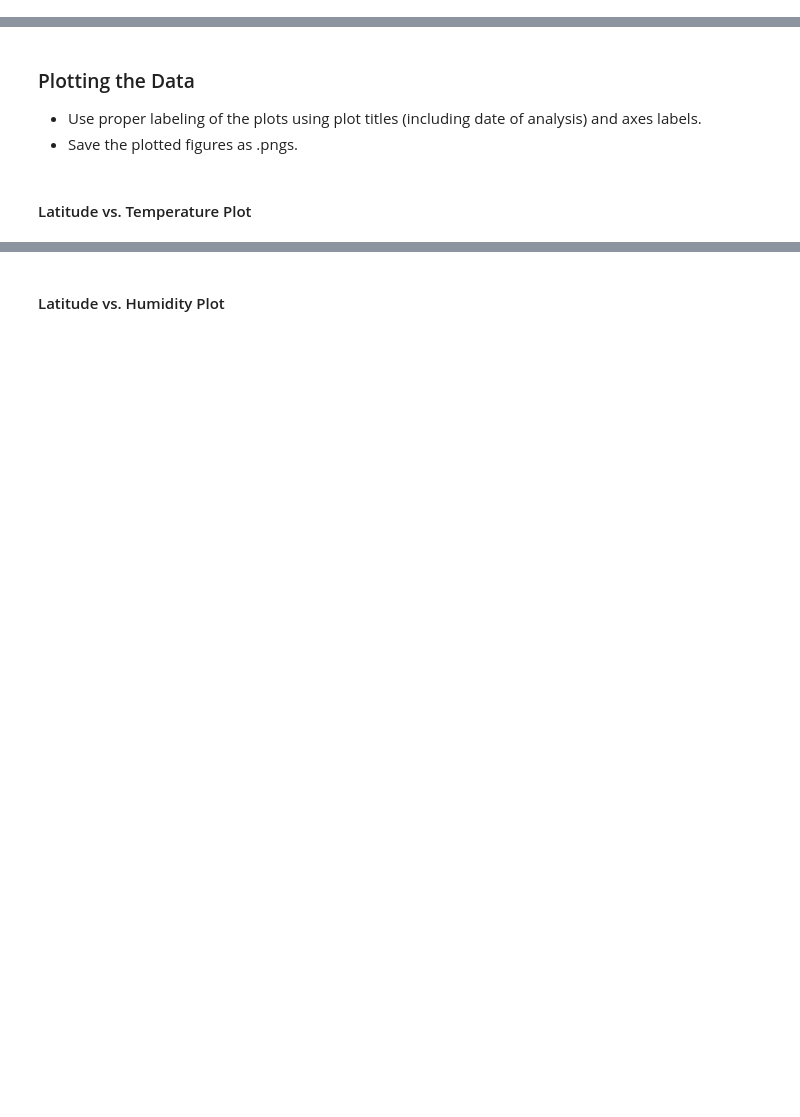
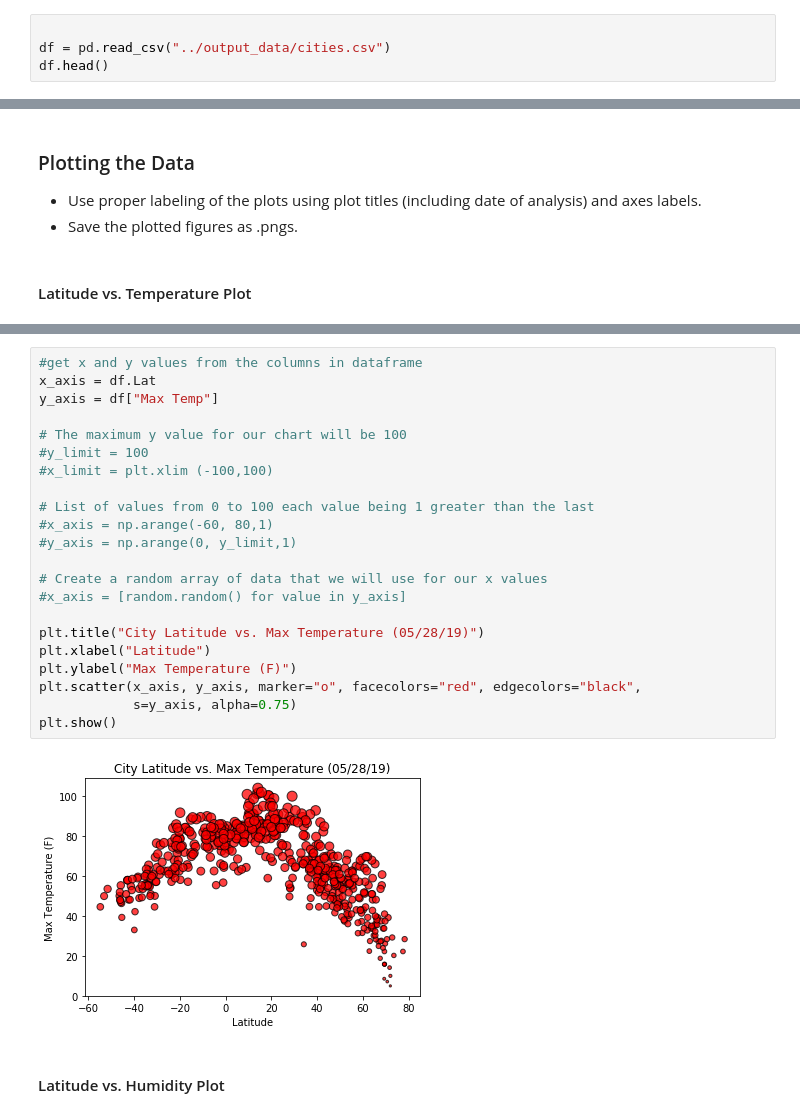
Before and after one commit to nnhamoinesu22/Python-API-Challenge, a Jupyter notebook: starter_code/WeatherPy.ipynb, the cells around one changed output, grey strips where cells are left out. Drawn from its saved outputs; the diff is of its cells as text; blank space fills up the shorter version.

```diff
--- a/starter_code/WeatherPy.ipynb
+++ b/starter_code/WeatherPy.ipynb
@@ -145,0 +112,4 @@ dtype: int64
+# %%
+
+df = pd.read_csv("../output_data/cities.csv")
+df.head()
@@ -155,2 +129,26 @@ dtype: int64
+# %%
+#get x and y values from the columns in dataframe
+x_axis = df.Lat
+y_axis = df["Max Temp"]
+
+# The maximum y value for our chart will be 100
+#y_limit = 100
+#x_limit = plt.xlim (-100,100)
+
+# List of values from 0 to 100 each value being 1 greater than the last
+#x_axis = np.arange(-60, 80,1)
+#y_axis = np.arange(0, y_limit,1)
+
+# Create a random array of data that we will use for our x values
+#x_axis = [random.random() for value in y_axis]
+
+plt.title("City Latitude vs. Max Temperature (05/28/19)")
+plt.xlabel("Latitude")
+plt.ylabel("Max Temperature (F)")
+plt.scatter(x_axis, y_axis, marker="o", facecolors="red", edgecolors="black",
+            s=y_axis, alpha=0.75)
+plt.show()
+# %% [output]
+[figure, added]
 # %% [markdown]
 #### Latitude vs. Humidity Plot
```
Also changed, not shown: parts of 31 cells of this notebook.
